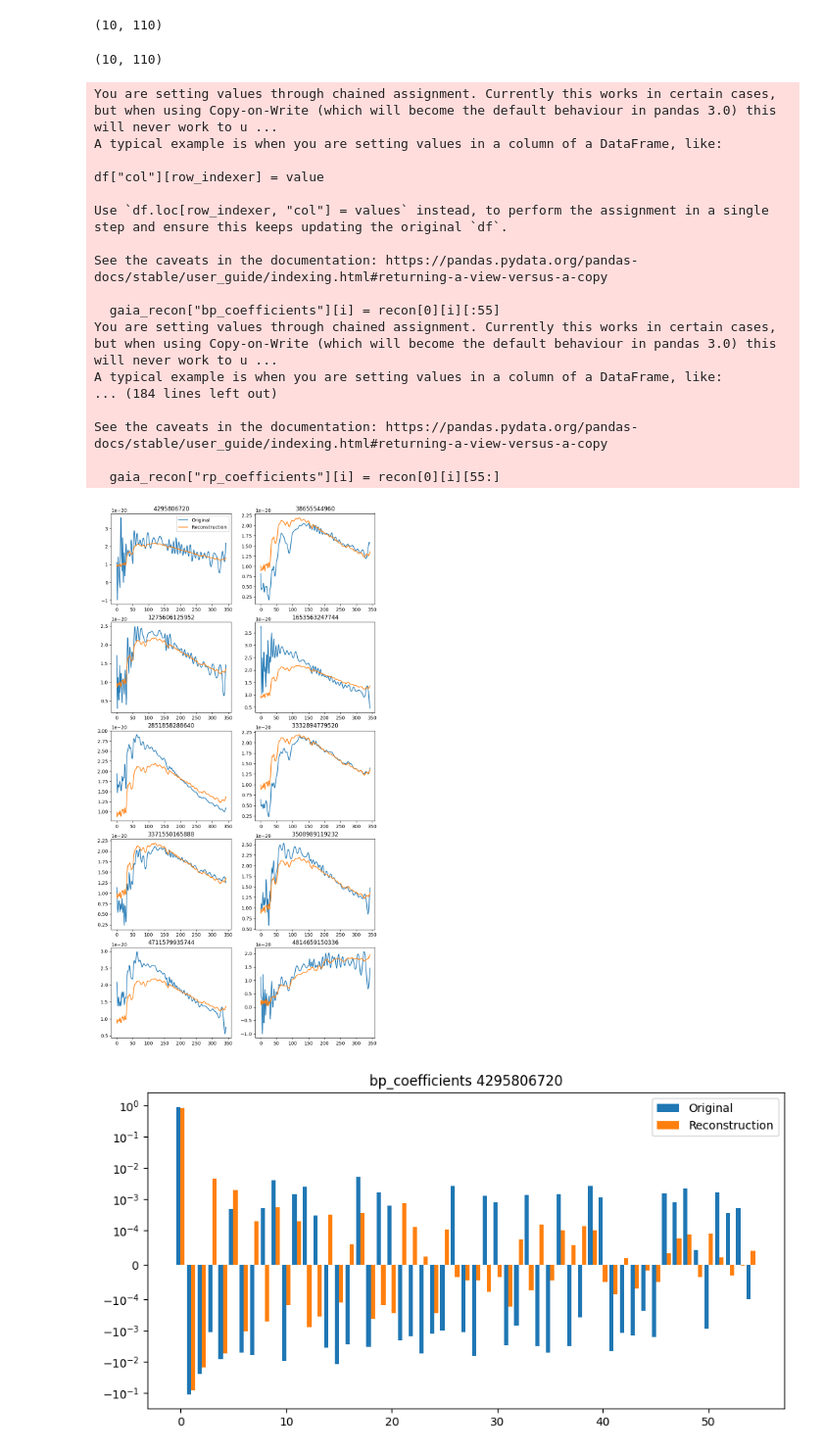
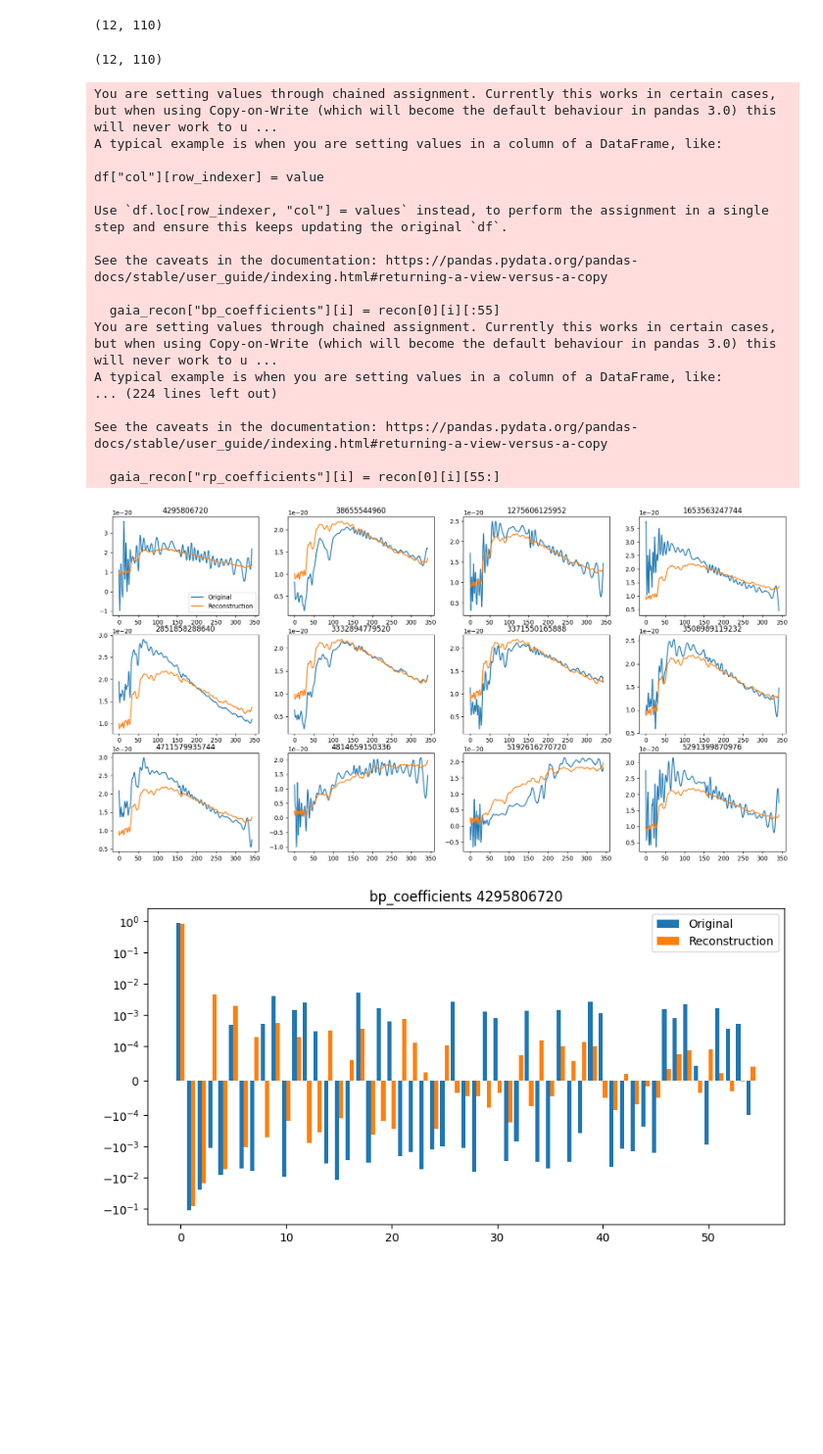
Before and after one commit to HITS-AIN/Spherinator, a Jupyter notebook: gaia/onnx_vae_dense_reconstruction.ipynb, the cells around one changed output. Shown at 98% size. Saved outputs shown, nothing was run; the diff lists cells and outputs as text; code cells hidden in the pictures; blank space fills up the shorter version.

Commit message:
improve reconstruction plots

```diff
--- a/gaia/onnx_vae_dense_reconstruction.ipynb
+++ b/gaia/onnx_vae_dense_reconstruction.ipynb
@@ -10,7 +10,7 @@ ort_decoder = ort.InferenceSession('vae_decoder_dense.onnx')
 import pandas as pd
 
 file = "/home/doserbd/data/gaia/xp_continuous_mean_spectrum/csv/XpContinuousMeanSpectrum_000000-003111.csv.gz"
-gaia = pd.read_csv(file, comment='#', nrows=10)
+gaia = pd.read_csv(file, comment='#', nrows=12)
 gaia
 # %% [output]
 |  | source_id | solution_id | bp_basis_function_id | bp_degrees_of_freedom | bp_n_parameters | ... |
@@ -71,16 +75,16 @@ calibrated_spectrum, sampling = calibrate(
 data = np.array(xp.values.tolist())
 data.shape
 # %% [output]
-(10, 110)
+(12, 110)
 # %%
 z = ort_encoder.run(['div'], {'l_x_': data})
 recon = ort_decoder.run(None, {'l_x_': z[0]})
 recon[0].shape
 # %% [output]
-(10, 110)
+(12, 110)
 # %%
 gaia_recon = gaia.copy()
-for i in range(10):
+for i in range(12):
     gaia_recon["bp_coefficients"][i] = recon[0][i][:55]
     gaia_recon["rp_coefficients"][i] = recon[0][i][55:]
 # %% [output]
@@ -96,7 +100,7 @@ See the caveats in the documentation: https://pandas.pydata.org/pandas-docs/stab
   gaia_recon["bp_coefficients"][i] = recon[0][i][:55]
 You are setting values through chained assignment. Currently this works in certain cases, but when using Copy-on-Write (which will become the default behaviour in pandas 3.0) this will never work to u ...
 A typical example is when you are setting values in a column of a DataFrame, like:
-... (184 lines left out)
+... (224 lines left out)
 
 See the caveats in the documentation: https://pandas.pydata.org/pandas-docs/stable/user_guide/indexing.html#returning-a-view-versus-a-copy
 
@@ -108,20 +112,20 @@ recon_spectrum, sampling = calibrate(
 # %%
 from matplotlib import pyplot as plt
 
-nb_samples = 10
-fig, ax = plt.subplots(int(nb_samples / 2), 2)
+nb_samples = 12
+fig, ax = plt.subplots(3, 4)
 ax = ax.flatten()
-fig.set_size_inches(10, 20)
+fig.set_size_inches(20, 10)
 for idx in range(nb_samples):
 # for idx in [0]:
     ax[idx].set_title(f"{gaia["source_id"][idx]}")
     ax[idx].plot(calibrated_spectrum["flux"][idx], label="Original")
     ax[idx].plot(recon_spectrum["flux"][idx], label="Reconstruction")
     if idx == 0:
-        ax[idx].legend(loc="upper right")
-fig.savefig("reconstruction_dense.png")
+        ax[idx].legend(loc="lower right")
+fig.savefig("reconstruction_dense.png", bbox_inches='tight')
 # %% [output]
-[figure, old version]
+[figure, new version]
 # %%
 idx = 0
 for type in ["bp_coefficients", "rp_coefficients"]:
```
Also changed, not shown: parts of 4 cells of this notebook, 5 other files.
